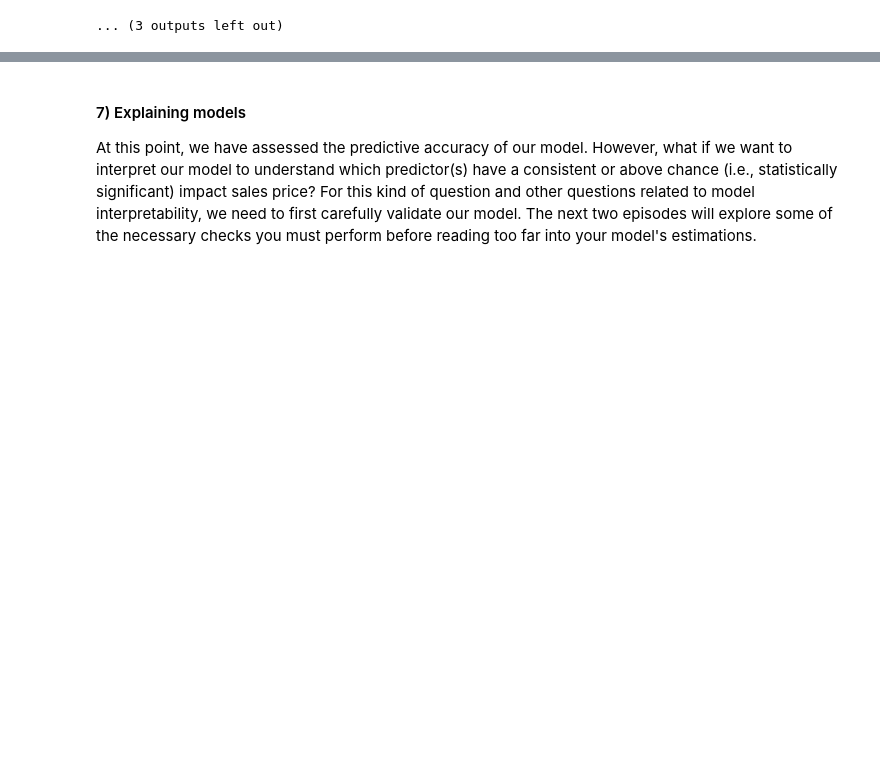
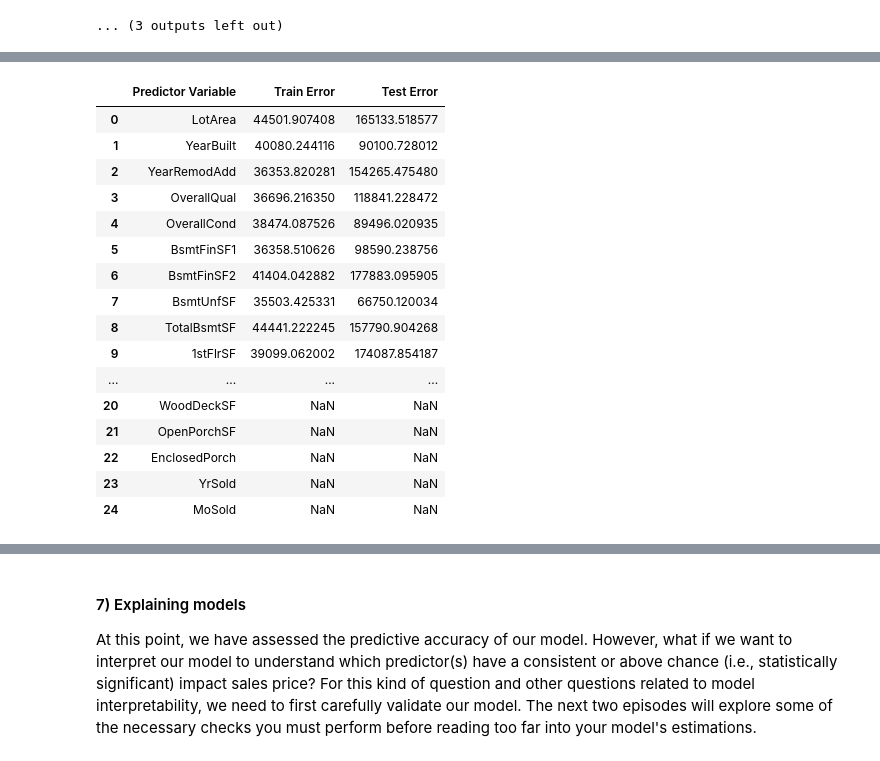
Before and after one commit to carpentries-incubator/high-dimensional-analysis-in-python, a Jupyter notebook: code/03-Regression-intro.ipynb, the cells around one changed output, grey strips where cells are left out. Cells and saved outputs as stored; diff of their text form; code cells hidden in the pictures; blank space fills up the shorter version.

```diff
--- a/code/03-Regression-intro.ipynb
+++ b/code/03-Regression-intro.ipynb
@@ -435,0 +482,20 @@ Test RMSE = 90726.32385904736
+# %%
+df_model_err
+# %% [output]
+|  | Predictor Variable | Train Error | Test Error |
+| 0 | LotArea | 44501.907408 | 165133.518577 |
+| 1 | YearBuilt | 40080.244116 | 90100.728012 |
+| 2 | YearRemodAdd | 36353.820281 | 154265.475480 |
+| 3 | OverallQual | 36696.216350 | 118841.228472 |
+| 4 | OverallCond | 38474.087526 | 89496.020935 |
+| 5 | BsmtFinSF1 | 36358.510626 | 98590.238756 |
+| 6 | BsmtFinSF2 | 41404.042882 | 177883.095905 |
+| 7 | BsmtUnfSF | 35503.425331 | 66750.120034 |
+| 8 | TotalBsmtSF | 44441.222245 | 157790.904268 |
+| 9 | 1stFlrSF | 39099.062002 | 174087.854187 |
+| ... | ... | ... | ... |
+| 20 | WoodDeckSF | NaN | NaN |
+| 21 | OpenPorchSF | NaN | NaN |
+| 22 | EnclosedPorch | NaN | NaN |
+| 23 | YrSold | NaN | NaN |
+| 24 | MoSold | NaN | NaN |
```
Also changed, not shown: parts of 16 cells of this notebook.
